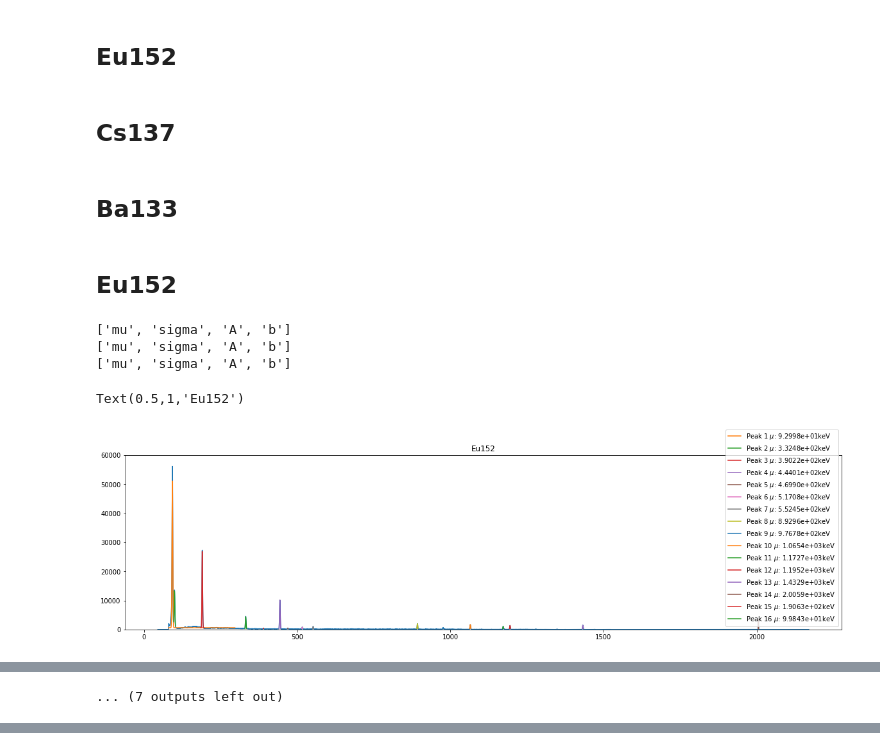
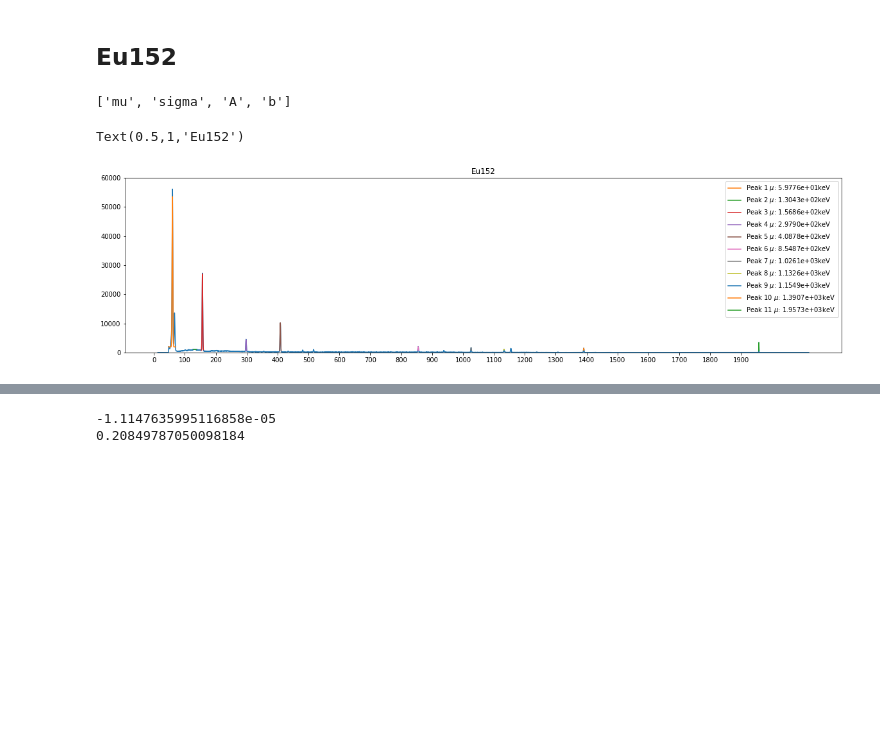
Before and after one commit to qwretz/fpraktikum, a Jupyter notebook: Hochauflösende gamma Spek/Wunderschöne Auswertung2.ipynb, the cells around one changed output, grey strips where cells are left out. Cells and saved outputs as stored; diff of their text form; code cells hidden in the pictures; blank space fills up the shorter version.

```diff
--- a/Hochauflösende gamma Spek/Wunderschöne Auswertung2.ipynb
+++ b/Hochauflösende gamma Spek/Wunderschöne Auswertung2.ipynb
@@ -42,7 +43,7 @@ for file in files:
     ax.plot(range(len(values)),values,"-",lw=.4)
     #ax.semilogy()
     ax.set_title(file)
-    ax.set_xlim(0,2000)
+    #ax.set_xlim(0,2000)
 
 datadict=dict(zip(files,datalist))
 messzeitdict=dict(zip(files,messzeitList))
@@ -348,7 +349,12 @@ def fitpeaks(name,maxval,totalax,width=25,lower=0,upper=-1,totalaxlimit=max(corr
         params=gmodel.make_params(mu=(x+y)/2,sigma=1,A=2,b=0)
         result=gmodel.fit(data[x:y],params,x=xdata,weights=(np.sqrt(data[x:y]))/zeroTo1(data[x:y]))
         redchi=result.redchi
-        errors=np.sqrt(np.diag(result.covar)).astype(float)
+        try:
+            errors=np.sqrt(np.diag(result.covar)).astype(float)
+        except:
+            errors=[]
+            for x in result.best_values.values():
+                errors.append(0)
         peakErrorList.append(errors[0])
         bestVals=list(result.best_values.values())
         musigma=list(xInEnergy(bestVals[:2]))
@@ -504,23 +581,16 @@ totalax.legend()
 # %% [markdown]
 ## Eu152
-# %% [markdown]
-## Cs137
-# %% [markdown]
-## Ba133
-# %% [markdown]
-## Eu152
 # %%
 name="Eu152"
 
 totalfig,totalax=plt.subplots(figsize=(20,5))
-a,c,peaks1,errors1=fitpeaks(name,400,totalax,lower=20,width=1,totalaxlimit=60000,lookformore=3,colorcounter=1)
-fitpeaks(name,10000,totalax,lower=500,upper=750,width=20,totalaxlimit=60000,lookformore=3,colorcounter=3,peakcounter=15)
-fitpeaks(name,1000,totalax,lower=250,upper=300,width=1,totalaxlimit=60000,lookformore=3,colorcounter=2,peakcounter=16)
+a,c,peaks1,errors1=fitpeaks(name,1000,totalax,lower=20,width=2,totalaxlimit=60000,lookformore=3,colorcounter=1)
+#fitpeaks(name,10000,totalax,lower=500,upper=750,width=20,totalaxlimit=60000,lookformore=3,colorcounter=3,peakcounter=15)
+#fitpeaks(name,1000,totalax,lower=250,upper=300,width=1,totalaxlimit=60000,lookformore=3,colorcounter=2,peakcounter=16)
 totalax.legend()
+totalax.xaxis.set_ticks(np.arange(0,2000,100))
 totalax.set_title(name)
 # %% [output]
 ['mu', 'sigma', 'A', 'b']
-['mu', 'sigma', 'A', 'b']
-['mu', 'sigma', 'A', 'b']
 Text(0.5,1,'Eu152')
-[figure, old version]
+[figure, new version]
@@ -536 +605,0 @@ Text(0.5,1,'Eu152')
-... (7 outputs left out)
@@ -536,0 +608,18 @@ Text(0.5,1,'Eu152')
+# %%
+m=popt[0]
+a=float(popt[1])
+b=popt[2]
+###b=0
+b=0
+
+print(a*2)
+dm=perr[0]/popt[0]**2
+print(m)
+
+def xInEnergy(x):
+    x=np.array(x).astype(float)
+    x=x*m+np.square(x)*(-4.878507623893381e-06)-b
+    return(x)
+# %% [output]
+-1.1147635995116858e-05
+0.20849787050098184
```
Also changed, not shown: parts of 16 cells of this notebook.
